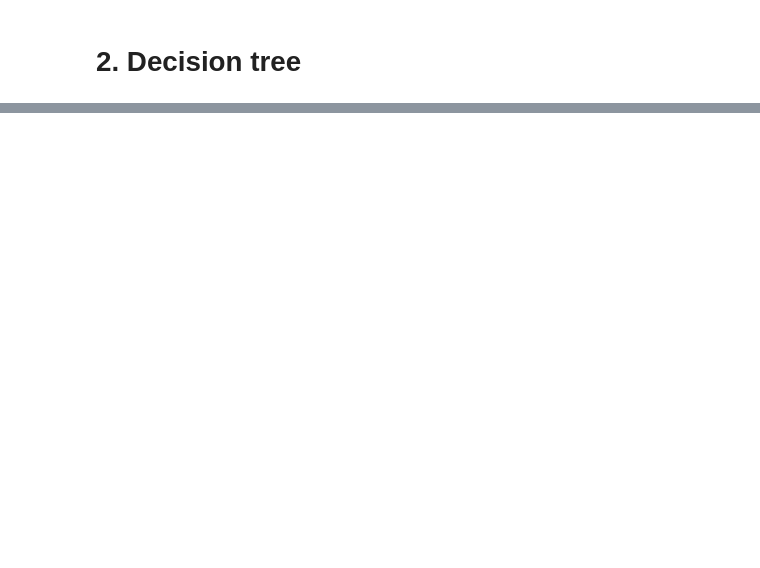
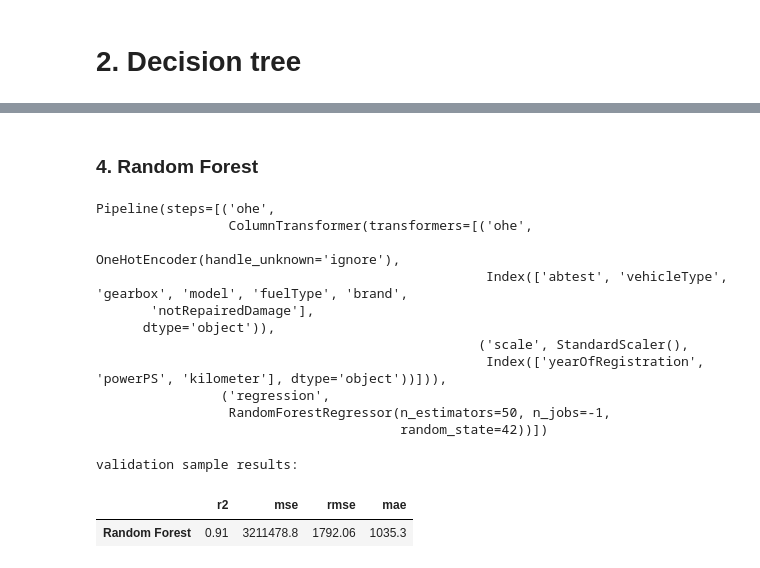
Before and after one commit to yegorchq/usedcars, a Jupyter notebook: usedcars.ipynb, the cells around one changed output, grey strips where cells are left out. Saved outputs shown, nothing was run; the diff lists cells and outputs as text; code cells hidden in the pictures; blank space fills up the shorter version.

```diff
--- a/usedcars.ipynb
+++ b/usedcars.ipynb
@@ -547,0 +581,50 @@ validation sample results:
+# %% [markdown]
+### 4. Random Forest
+# %%
+from sklearn.ensemble import RandomForestRegressor
+
+regressor = RandomForestRegressor(
+    criterion='squared_error',
+    random_state=42,
+    n_estimators=50,
+    n_jobs=-1
+)
+
+encoder = OneHotEncoder(handle_unknown='ignore')
+column_transformer = ColumnTransformer([
+    ('ohe', OneHotEncoder(handle_unknown="ignore"), categorical),
+    ('scale', StandardScaler(), numeric)
+])
+
+pipeline = Pipeline(steps=[
+    ('ohe', column_transformer),
+    ('regression', regressor)
+])
+
+pipeline.fit(X_train, y_train)
+y_pred = pipeline.predict(X_valid)
+
+print('validation sample results:')
+df_metrics.loc['Random Forest'] = np.round([
+    r2_score(y_valid, y_pred),
+    mean_squared_error(y_valid, y_pred),
+    np.sqrt(mean_squared_error(y_valid, y_pred)),
+    mean_absolute_error(y_valid, y_pred)
+],2)
+
+df_metrics.loc[['Random Forest']]
+# %% [output]
+Pipeline(steps=[('ohe',
+                 ColumnTransformer(transformers=[('ohe',
+                                                  OneHotEncoder(handle_unknown='ignore'),
+                                                  Index(['abtest', 'vehicleType', 'gearbox', 'model', 'fuelType', 'brand',
+       'notRepairedDamage'],
+      dtype='object')),
+                                                 ('scale', StandardScaler(),
+                                                  Index(['yearOfRegistration', 'powerPS', 'kilometer'], dtype='object'))])),
+                ('regression',
+                 RandomForestRegressor(n_estimators=50, n_jobs=-1,
+                                       random_state=42))])
+validation sample results:
+|  | r2 | mse | rmse | mae |
+| Random Forest | 0.91 | 3211478.8 | 1792.06 | 1035.3 |
```
Also changed, not shown: parts of 7 cells of this notebook.
